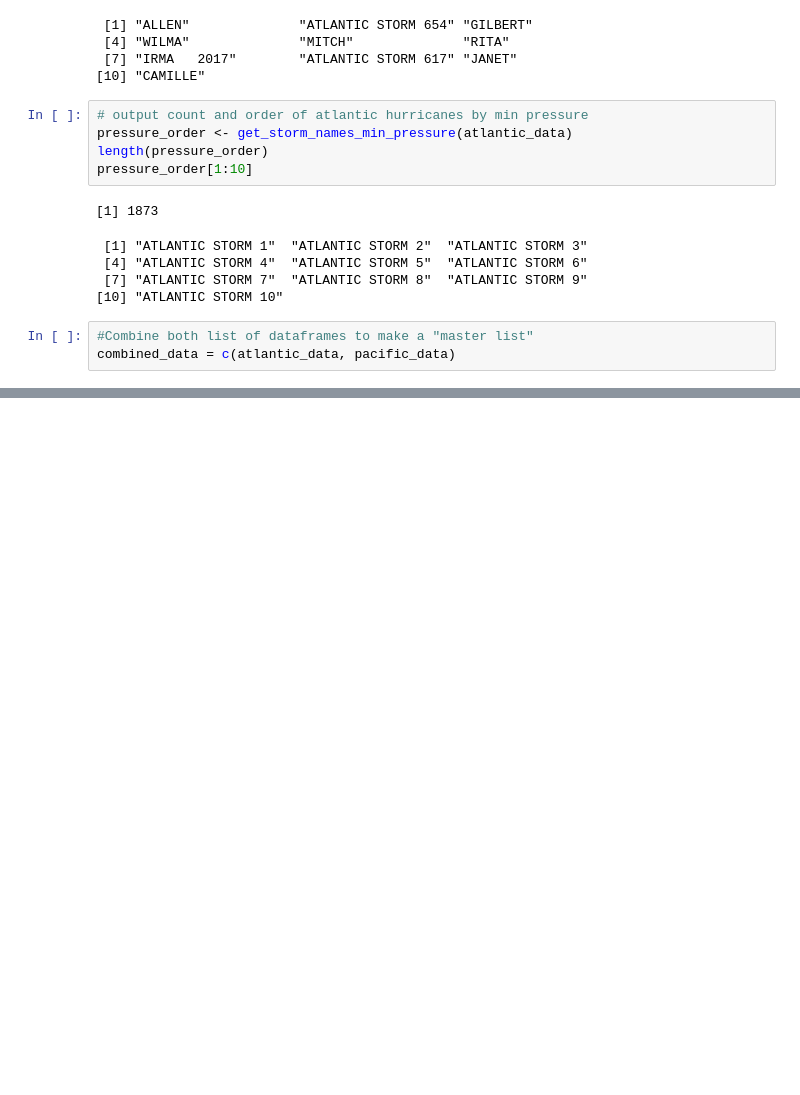
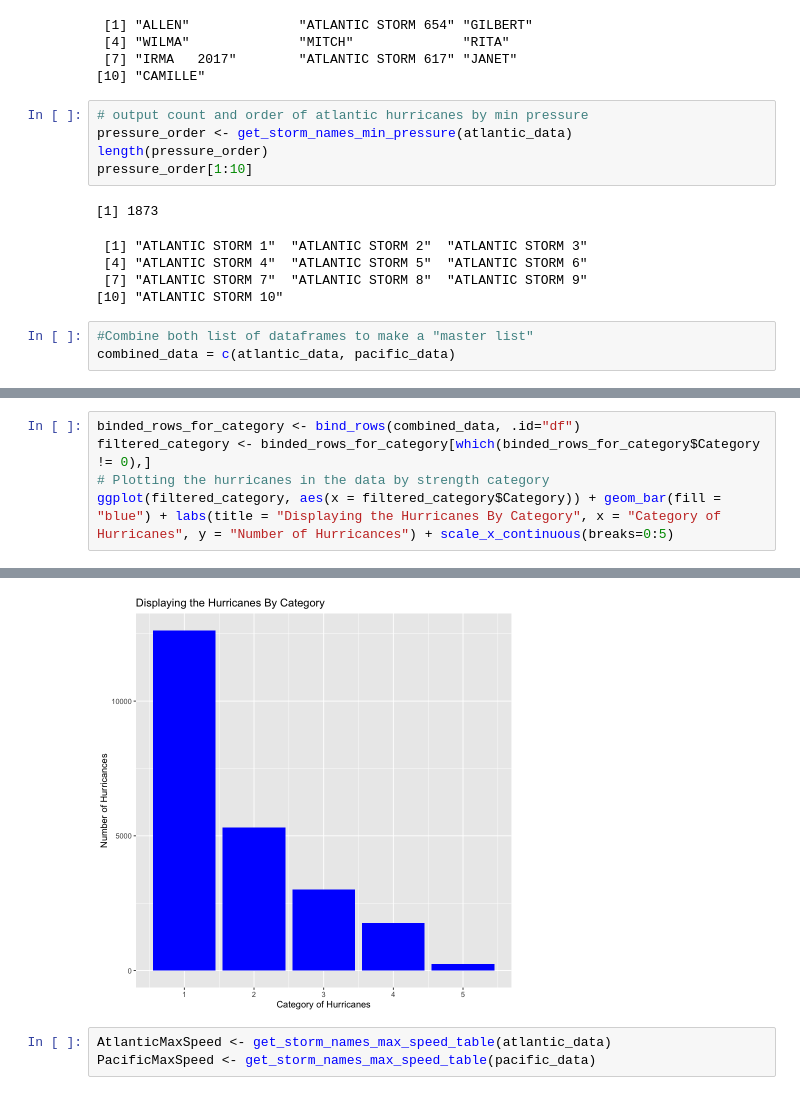
Before and after one commit to kkevn/cs424_project2, a Jupyter notebook: p2_notebook.ipynb, the cells around one changed output, grey strips where cells are left out. Cells and saved outputs as stored; diff of their text form; blank space fills up the shorter version.

```diff
--- a/p2_notebook.ipynb
+++ b/p2_notebook.ipynb
@@ -685,0 +708,6 @@ A data.frame: 10 × 3
+# %%
+binded_rows_for_category <- bind_rows(combined_data, .id="df")
+filtered_category <- binded_rows_for_category[which(binded_rows_for_category$Category != 0),]
+# Plotting the hurricanes in the data by strength category
+ggplot(filtered_category, aes(x = filtered_category$Category)) + geom_bar(fill = "blue") + labs(title = "Displaying the Hurricanes By Category", x = "Category of Hurricanes", y = "Number of Hurricances") + scale_x_continuous(breaks=0:5)
+# %% [output]
@@ -685,0 +716,4 @@ A data.frame: 10 × 3
+[figure, added]
+# %%
+AtlanticMaxSpeed <- get_storm_names_max_speed_table(atlantic_data)
+PacificMaxSpeed <- get_storm_names_max_speed_table(pacific_data)
```
Also changed, not shown: parts of 8 cells of this notebook, 1 other file.
